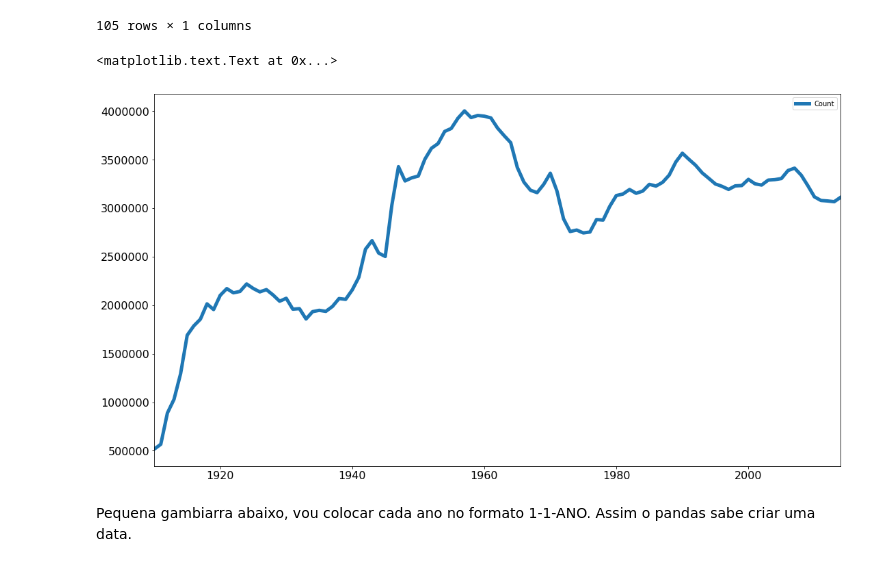
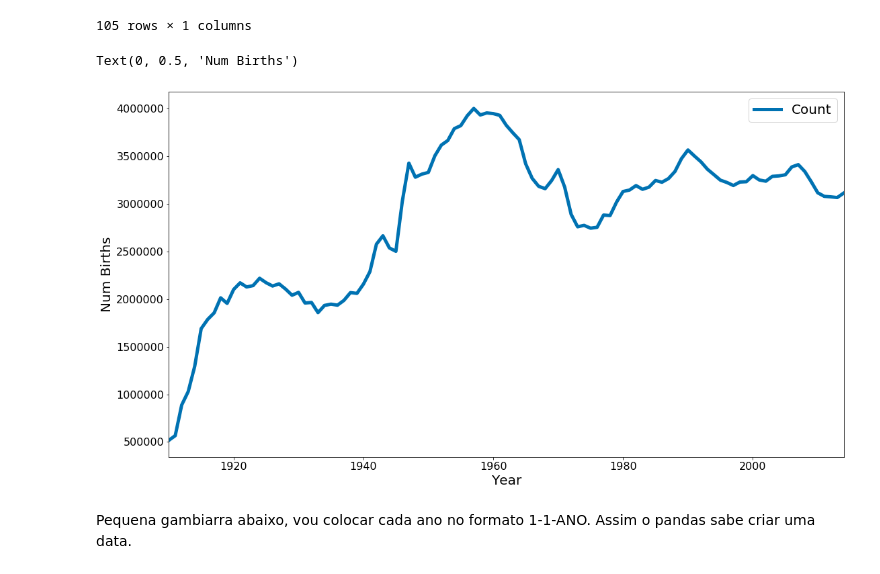
Before and after one commit to icd-ufmg/material, a Jupyter notebook: aulas/04-EDA-e-Vis/Aula04-EDA-Vis.ipynb, the cells around one changed output. Drawn from its saved outputs; the diff is of its cells as text; code cells hidden in the pictures.

```diff
--- a/aulas/04-EDA-e-Vis/Aula04-EDA-Vis.ipynb
+++ b/aulas/04-EDA-e-Vis/Aula04-EDA-Vis.ipynb
@@ -37,3 +29,23 @@ plt.ion()
+# %%
+# -*- coding: utf8
+
+import matplotlib.pyplot as plt
+import numpy as np
+import pandas as pd
+
+# Colocando alguns defaults para embelezar os plots!
+plt.rcParams['figure.figsize']  = (18, 10)
+plt.rcParams['axes.labelsize']  = 20
+plt.rcParams['axes.titlesize']  = 20
+plt.rcParams['legend.fontsize'] = 20
+plt.rcParams['xtick.labelsize'] = 20
+plt.rcParams['ytick.labelsize'] = 20
+plt.rcParams['lines.linewidth'] = 4
+# %%
+plt.ion()
+
+plt.style.use('seaborn-colorblind')
+plt.rcParams['figure.figsize']  = (12, 8) # não sei o motivo, mas o use acima reseta o size.
 # %% [markdown]
 ## EDA
 
@@ -189,10 +201,11 @@ df[cols].groupby('Year').sum()
 series = df[cols].groupby('Year').sum()
 # %%
 series.plot(figsize=(18, 10), fontsize=16, lw=5)
-plt.xlabel('')
+plt.xlabel('Year')
+plt.ylabel('Num Births')
 # %% [output]
-<matplotlib.text.Text at 0x...>
+Text(0, 0.5, 'Num Births')
-[figure, old version]
+[figure, new version]
 # %% [markdown]
 Pequena gambiarra abaixo, vou colocar cada ano no formato 1-1-ANO. Assim o pandas sabe criar uma data.
 # %%
```
Also changed, not shown: parts of 25 cells of this notebook.
